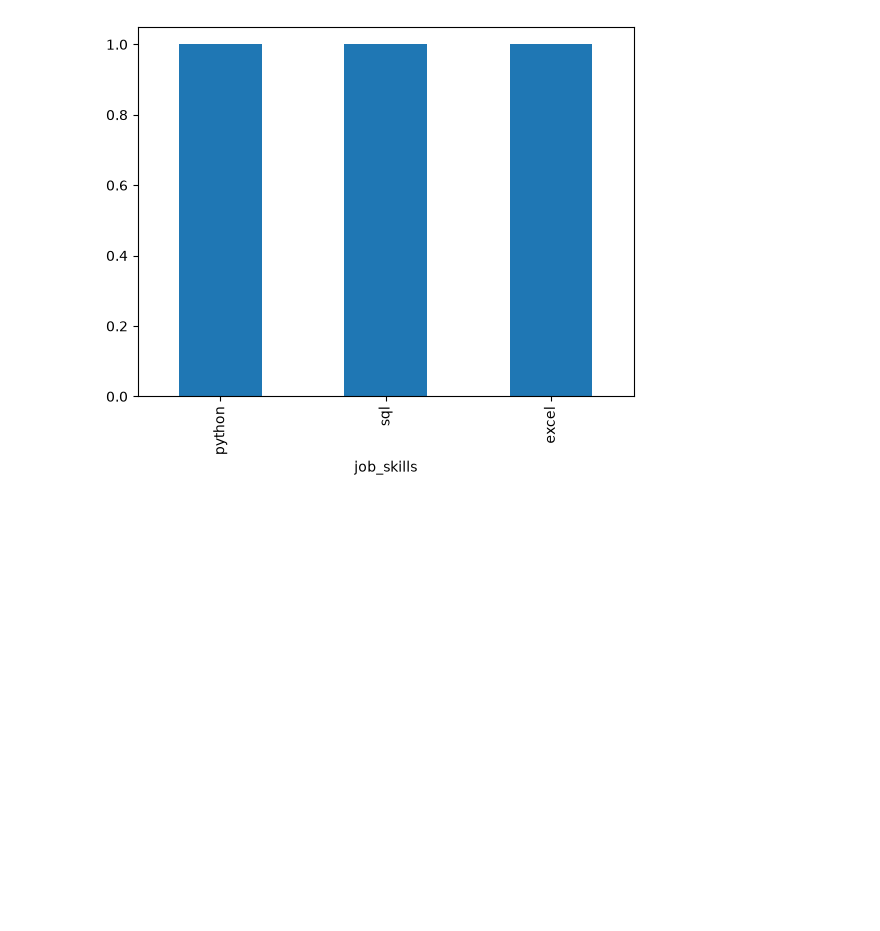
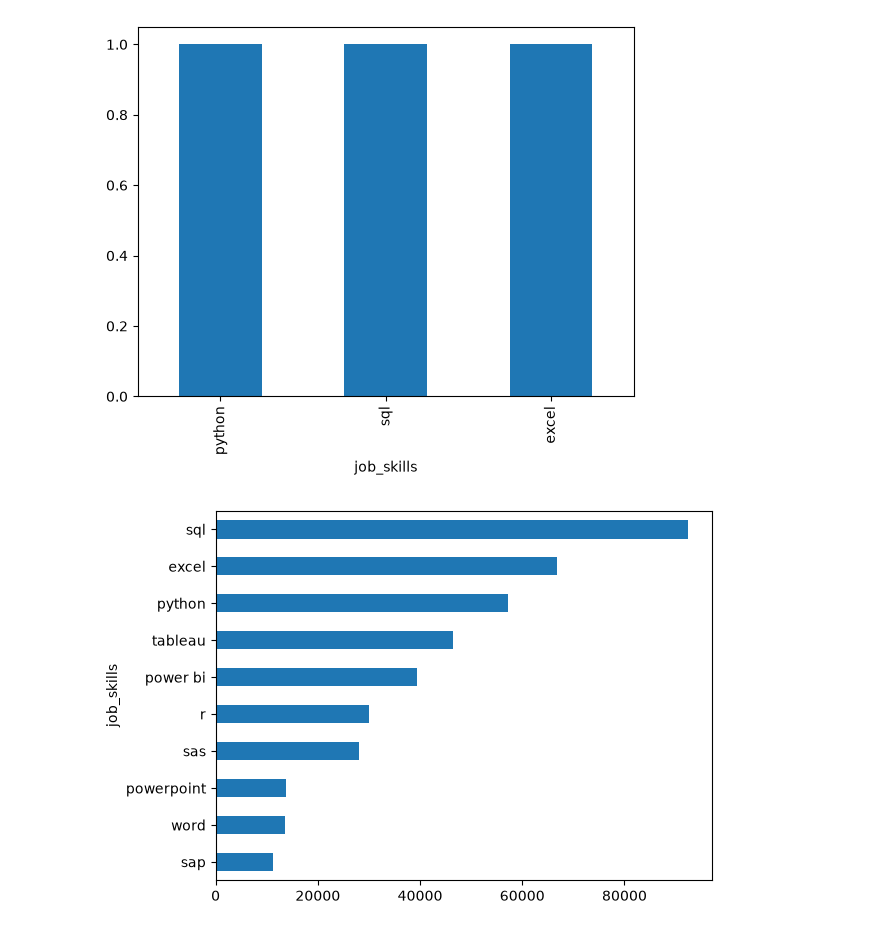
Before and after one commit to sirous-yn/SQL_Python, a Jupyter notebook: Advanced/apply_function.ipynb, the cells around one changed output. Drawn from its saved outputs; the diff is of its cells as text; code cells hidden in the pictures; blank space fills up the shorter version.

```diff
--- a/Advanced/apply_function.ipynb
+++ b/Advanced/apply_function.ipynb
@@ -178,3 +178,13 @@ df_exploded[
 # %% [output]
 <Axes: xlabel='job_skills'>
 [figure]
+# %%
+import ast
+
+df_copy = df.copy()
+df_copy['job_skills'] = df_copy['job_skills'].apply(lambda x: ast.literal_eval(x) if pd.notna(x) else x)
+df_exploded = df_copy.explode('job_skills')
+df_exploded.loc[df_exploded['job_title_short'] == 'Data Analyst']['job_skills'].value_counts().sort_values(ascending=False).head(10).plot(kind='barh')
+plt.gca().invert_yaxis()
+# %% [output]
+[figure, added]
```
Also changed, not shown: parts of 9 cells of this notebook, 1 other file.
